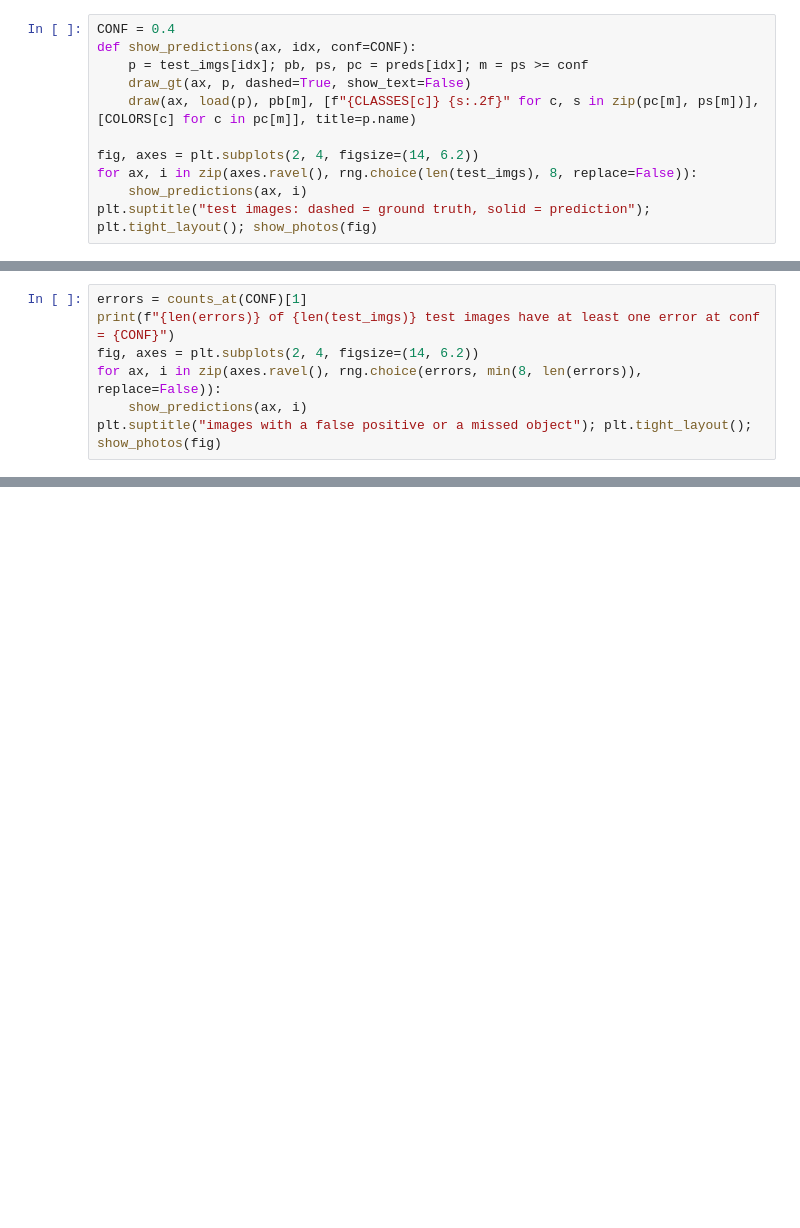
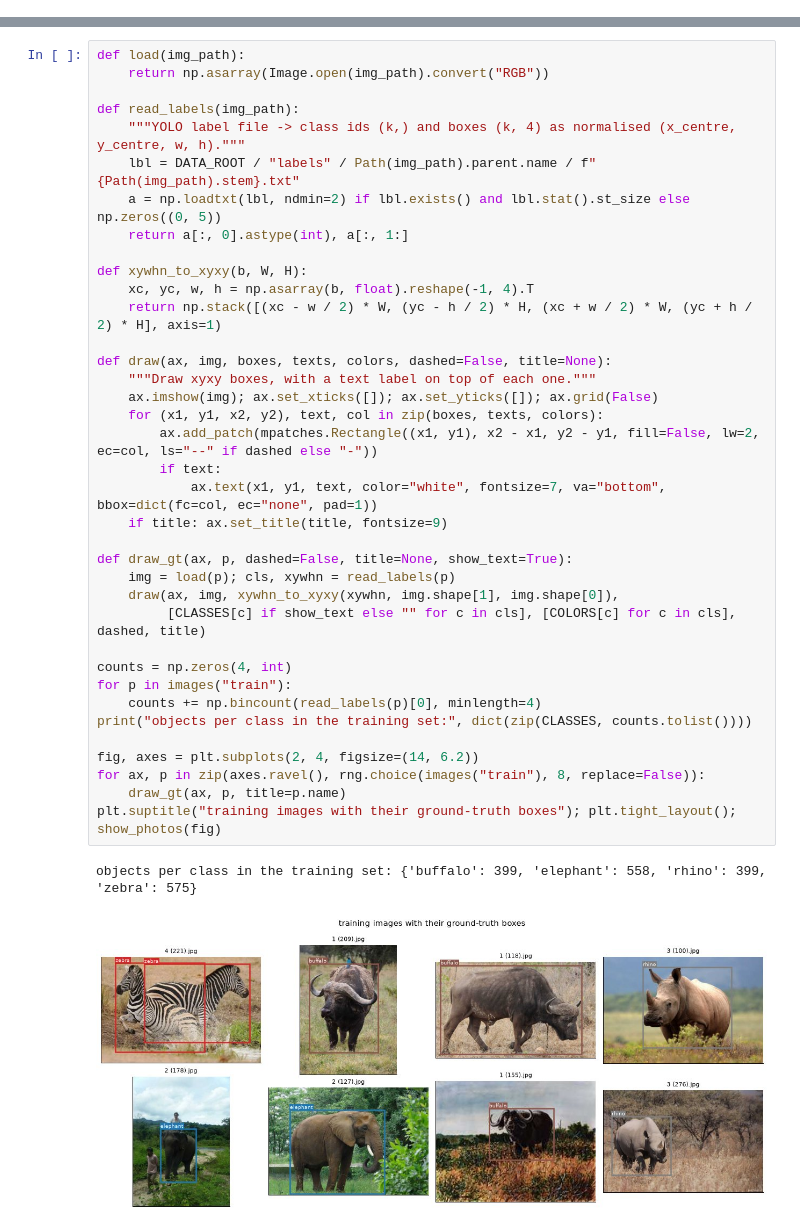
Before and after one commit to imagra93/ML-course-labs, a Jupyter notebook: notebooks/neural_networks/lab 12 - Object detection with YOLO.ipynb, the cells around one changed output, grey strips where cells are left out. Saved outputs shown, nothing was run; the diff lists cells and outputs as text; blank space fills up the shorter version.

```diff
--- a/notebooks/neural_networks/lab 12 - Object detection with YOLO.ipynb
+++ b/notebooks/neural_networks/lab 12 - Object detection with YOLO.ipynb
@@ -667,11 +2,0 @@ Metrics hide *what* goes wrong. Below, ground truth is dashed and predictions (s
-# %%
-CONF = 0.4
-def show_predictions(ax, idx, conf=CONF):
-    p = test_imgs[idx]; pb, ps, pc = preds[idx]; m = ps >= conf
-    draw_gt(ax, p, dashed=True, show_text=False)
-    draw(ax, load(p), pb[m], [f"{CLASSES[c]} {s:.2f}" for c, s in zip(pc[m], ps[m])], [COLORS[c] for c in pc[m]], title=p.name)
-
-fig, axes = plt.subplots(2, 4, figsize=(14, 6.2))
-for ax, i in zip(axes.ravel(), rng.choice(len(test_imgs), 8, replace=False)):
-    show_predictions(ax, i)
-plt.suptitle("test images: dashed = ground truth, solid = prediction"); plt.tight_layout(); show_photos(fig)
@@ -703,7 +2,0 @@ print(pd.DataFrame([counts_at(c)[0] for c in (0.05, 0.1, 0.25, 0.4, 0.6, 0.8)]).
-# %%
-errors = counts_at(CONF)[1]
-print(f"{len(errors)} of {len(test_imgs)} test images have at least one error at conf = {CONF}")
-fig, axes = plt.subplots(2, 4, figsize=(14, 6.2))
-for ax, i in zip(axes.ravel(), rng.choice(errors, min(8, len(errors)), replace=False)):
-    show_predictions(ax, i)
-plt.suptitle("images with a false positive or a missed object"); plt.tight_layout(); show_photos(fig)
@@ -792,0 +113,40 @@ The exported model gives exactly the same boxes as PyTorch **when both see the s
+# %%
+def load(img_path):
+    return np.asarray(Image.open(img_path).convert("RGB"))
+
+def read_labels(img_path):
+    """YOLO label file -> class ids (k,) and boxes (k, 4) as normalised (x_centre, y_centre, w, h)."""
+    lbl = DATA_ROOT / "labels" / Path(img_path).parent.name / f"{Path(img_path).stem}.txt"
+    a = np.loadtxt(lbl, ndmin=2) if lbl.exists() and lbl.stat().st_size else np.zeros((0, 5))
+    return a[:, 0].astype(int), a[:, 1:]
+
+def xywhn_to_xyxy(b, W, H):
+    xc, yc, w, h = np.asarray(b, float).reshape(-1, 4).T
+    return np.stack([(xc - w / 2) * W, (yc - h / 2) * H, (xc + w / 2) * W, (yc + h / 2) * H], axis=1)
+
+def draw(ax, img, boxes, texts, colors, dashed=False, title=None):
+    """Draw xyxy boxes, with a text label on top of each one."""
+    ax.imshow(img); ax.set_xticks([]); ax.set_yticks([]); ax.grid(False)
+    for (x1, y1, x2, y2), text, col in zip(boxes, texts, colors):
+        ax.add_patch(mpatches.Rectangle((x1, y1), x2 - x1, y2 - y1, fill=False, lw=2, ec=col, ls="--" if dashed else "-"))
+        if text:
+            ax.text(x1, y1, text, color="white", fontsize=7, va="bottom", bbox=dict(fc=col, ec="none", pad=1))
+    if title: ax.set_title(title, fontsize=9)
+
+def draw_gt(ax, p, dashed=False, title=None, show_text=True):
+    img = load(p); cls, xywhn = read_labels(p)
+    draw(ax, img, xywhn_to_xyxy(xywhn, img.shape[1], img.shape[0]),
+         [CLASSES[c] if show_text else "" for c in cls], [COLORS[c] for c in cls], dashed, title)
+
+counts = np.zeros(4, int)
+for p in images("train"):
+    counts += np.bincount(read_labels(p)[0], minlength=4)
+print("objects per class in the training set:", dict(zip(CLASSES, counts.tolist())))
+
+fig, axes = plt.subplots(2, 4, figsize=(14, 6.2))
+for ax, p in zip(axes.ravel(), rng.choice(images("train"), 8, replace=False)):
+    draw_gt(ax, p, title=p.name)
+plt.suptitle("training images with their ground-truth boxes"); plt.tight_layout(); show_photos(fig)
+# %% [output]
+objects per class in the training set: {'buffalo': 399, 'elephant': 558, 'rhino': 399, 'zebra': 575}
+[figure, added]
```
Also changed, not shown: parts of 74 cells of this notebook, 24 other files.
